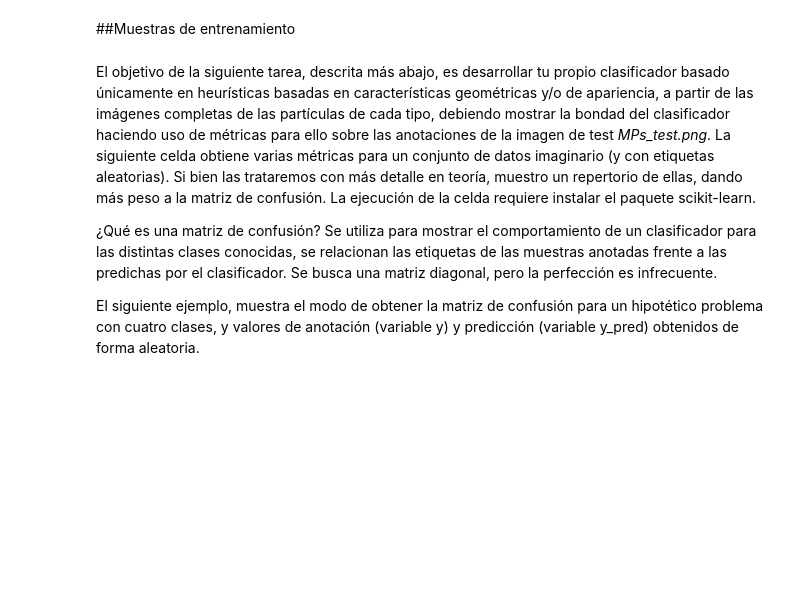
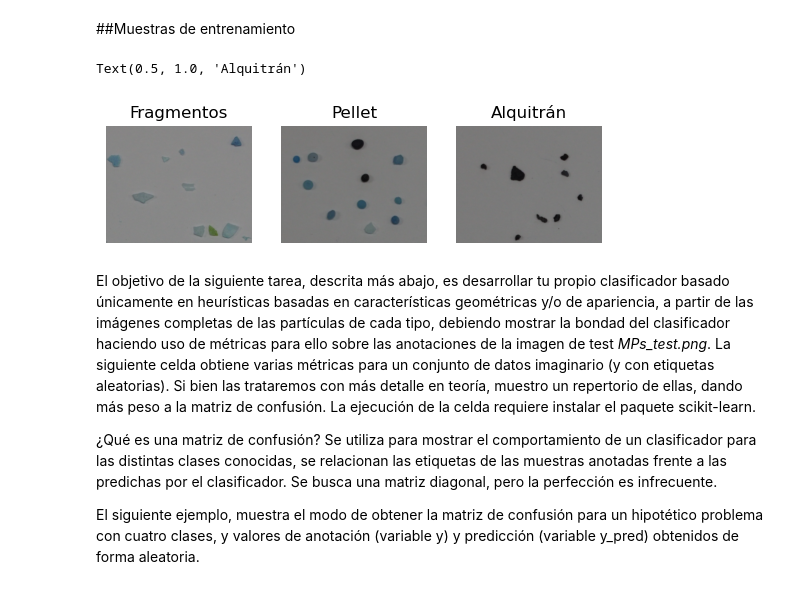
Before and after one commit to AndreaSantaloz/ThirdPracticeVC, a Jupyter notebook: TeacherDocumentation/VC_P3.ipynb, the cells around one changed output. Drawn from its saved outputs; the diff is of its cells as text; code cells hidden in the pictures; blank space fills up the shorter version.

```diff
--- a/TeacherDocumentation/VC_P3.ipynb
+++ b/TeacherDocumentation/VC_P3.ipynb
@@ -361,23 +367,26 @@ plt.show()
 ##Muestras de entrenamiento
 # %%
 #Cargamos tres subimágenes, por simplicidad, de cada uno de los tres tipos considerados (el alquitrán no es microplástico)
-imgF = cv2.imread('FRA.png')
-imgP = cv2.imread('PEL.png')
-imgT = cv2.imread('TAR.png')
+imgF = cv2.imread('../MicroplasticImages/FRA.png')
+imgP = cv2.imread('../MicroplasticImages/PEL.png')
+imgT = cv2.imread('../MicroplasticImages/TAR.png')
 
 #Mostramos
 plt.subplot(131)
 plt.axis("off")
 plt.imshow(imgF)
 plt.title('Fragmentos')
 plt.subplot(132)
 plt.axis("off")
 plt.imshow(imgP)
 plt.title('Pellet')
 plt.subplot(133)
 plt.axis("off")
 plt.imshow(imgT)
 plt.title('Alquitrán')
+# %% [output]
+Text(0.5, 1.0, 'Alquitrán')
+[figure, added]
 # %% [markdown]
 El objetivo de la siguiente tarea, descrita más abajo, es desarrollar tu propio clasificador basado únicamente en heurísticas basadas en características geométricas y/o de apariencia, a partir de las imágenes completas de las partículas de cada tipo, debiendo mostrar la bondad del clasificador haciendo uso de métricas para ello sobre las anotaciones de la imagen de test *MPs_test.png*. La siguiente celda obtiene varias métricas para un conjunto de datos imaginario (y con etiquetas aleatorias). Si bien las trataremos con más detalle en teoría, muestro un repertorio de ellas, dando más peso a la matriz de confusión. La ejecución de la celda requiere instalar el paquete scikit-learn.
 
```
Also changed, not shown: parts of 9 cells of this notebook.
